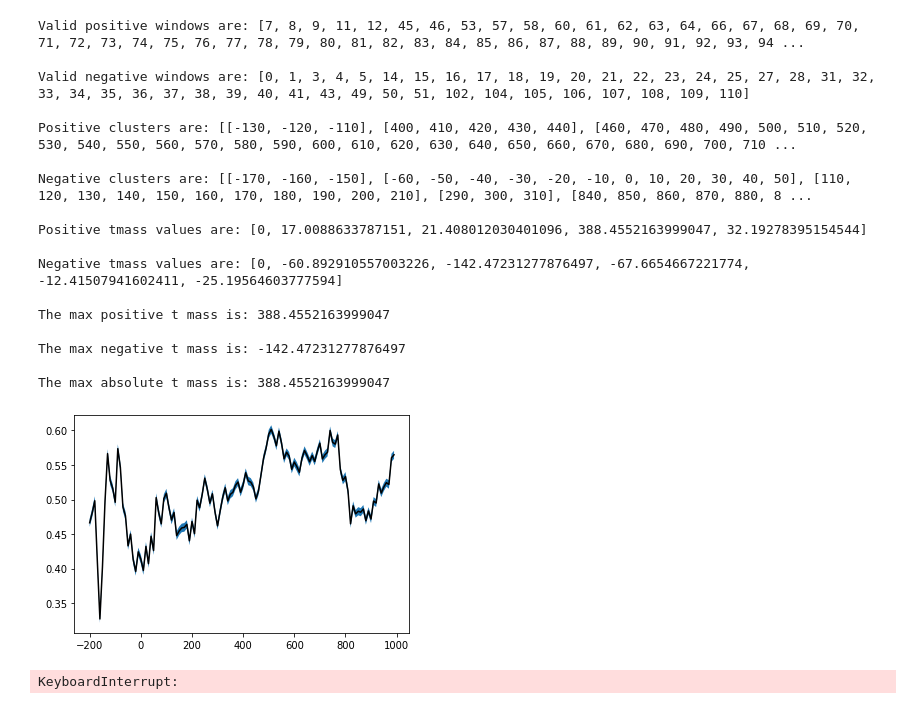
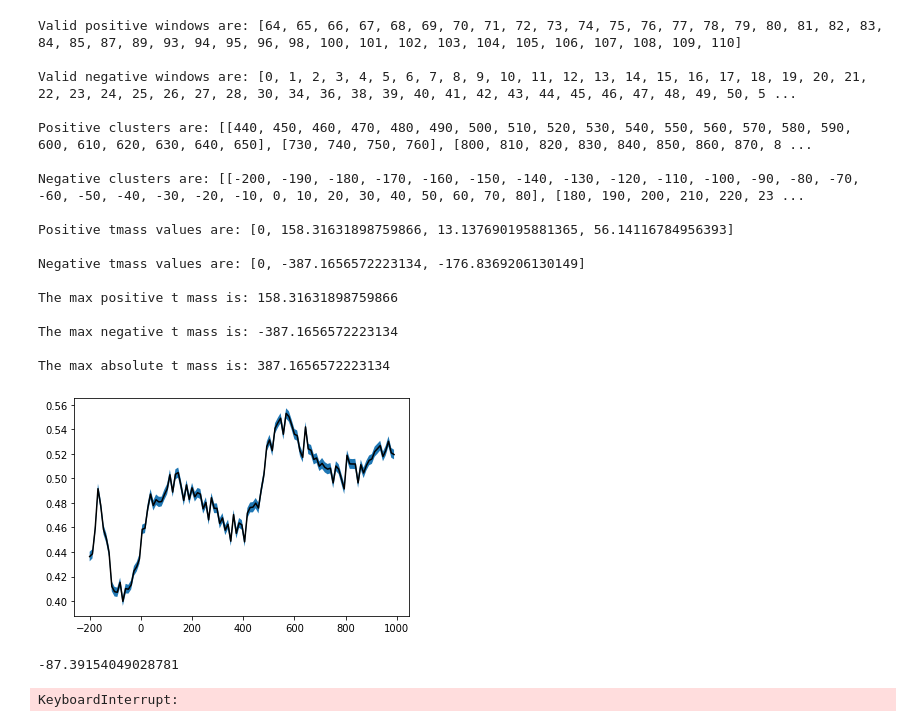
Before and after one commit to simpleParadox/jwlab_eeg, a Jupyter notebook: classification/notebooks/cluster_analysis_perm.ipynb, the cells around one changed output. Saved outputs shown, nothing was run; the diff lists cells and outputs as text; code cells hidden in the pictures.

Commit message:
new time window code

```diff
--- a/classification/notebooks/cluster_analysis_perm.ipynb
+++ b/classification/notebooks/cluster_analysis_perm.ipynb
@@ -23,23 +23,23 @@ from matplotlib import pyplot as plt
 
 #cluster_analysis_procedure(9, False, "permutation", [-200, 1000, [10, 20, 40, 60], 10], [3, 5])
 # %%
-tmass = cluster_analysis_procedure(11, False, "permutation", [-200, 1000, [10], 10], [3, 15, 10])
+result = cluster_analysis_procedure(9, False, "permutation", [-200, 1000, [100], 10], [3, 15, 20])
 # %% [output]
-Valid positive windows are: [7, 8, 9, 11, 12, 45, 46, 53, 57, 58, 60, 61, 62, 63, 64, 66, 67, 68, 69, 70, 71, 72, 73, 74, 75, 76, 77, 78, 79, 80, 81, 82, 83, 84, 85, 86, 87, 88, 89, 90, 91, 92, 93, 94 ...
+Valid positive windows are: [64, 65, 66, 67, 68, 69, 70, 71, 72, 73, 74, 75, 76, 77, 78, 79, 80, 81, 82, 83, 84, 85, 87, 89, 93, 94, 95, 96, 98, 100, 101, 102, 103, 104, 105, 106, 107, 108, 109, 110]
 
-Valid negative windows are: [0, 1, 3, 4, 5, 14, 15, 16, 17, 18, 19, 20, 21, 22, 23, 24, 25, 27, 28, 31, 32, 33, 34, 35, 36, 37, 38, 39, 40, 41, 43, 49, 50, 51, 102, 104, 105, 106, 107, 108, 109, 110]
+Valid negative windows are: [0, 1, 2, 3, 4, 5, 6, 7, 8, 9, 10, 11, 12, 13, 14, 15, 16, 17, 18, 19, 20, 21, 22, 23, 24, 25, 26, 27, 28, 30, 34, 36, 38, 39, 40, 41, 42, 43, 44, 45, 46, 47, 48, 49, 50, 5 ...
 
-Positive clusters are: [[-130, -120, -110], [400, 410, 420, 430, 440], [460, 470, 480, 490, 500, 510, 520, 530, 540, 550, 560, 570, 580, 590, 600, 610, 620, 630, 640, 650, 660, 670, 680, 690, 700, 710 ...
+Positive clusters are: [[440, 450, 460, 470, 480, 490, 500, 510, 520, 530, 540, 550, 560, 570, 580, 590, 600, 610, 620, 630, 640, 650], [730, 740, 750, 760], [800, 810, 820, 830, 840, 850, 860, 870, 8 ...
 
-Negative clusters are: [[-170, -160, -150], [-60, -50, -40, -30, -20, -10, 0, 10, 20, 30, 40, 50], [110, 120, 130, 140, 150, 160, 170, 180, 190, 200, 210], [290, 300, 310], [840, 850, 860, 870, 880, 8 ...
+Negative clusters are: [[-200, -190, -180, -170, -160, -150, -140, -130, -120, -110, -100, -90, -80, -70, -60, -50, -40, -30, -20, -10, 0, 10, 20, 30, 40, 50, 60, 70, 80], [180, 190, 200, 210, 220, 23 ...
 
-Positive tmass values are: [0, 17.0088633787151, 21.408012030401096, 388.4552163999047, 32.19278395154544]
+Positive tmass values are: [0, 158.31631898759866, 13.137690195881365, 56.14116784956393]
 
-Negative tmass values are: [0, -60.892910557003226, -142.47231277876497, -67.6654667221774, -12.41507941602411, -25.19564603777594]
+Negative tmass values are: [0, -387.1656572223134, -176.8369206130149]
 
-The max positive t mass is: 388.4552163999047
+The max positive t mass is: 158.31631898759866
 
-The max negative t mass is: -142.47231277876497
+The max negative t mass is: -387.1656572223134
 
-The max absolute t mass is: 388.4552163999047
+The max absolute t mass is: 387.1656572223134
-[figure, old version]
+[figure, new version]
@@ -46,3 +54,7 @@ The max absolute t mass is: 388.4552163999047
+# %%
+negsum
+# %% [output]
+-87.39154049028781
 # %%
 results = cluster_analysis_procedure(9, False, "average_trials_and_participants", [-200, 1000, [100], 10], [1, 1, 20])
 # %% [output]
```
Also changed, not shown: parts of 1 cell of this notebook, 5 other files.
